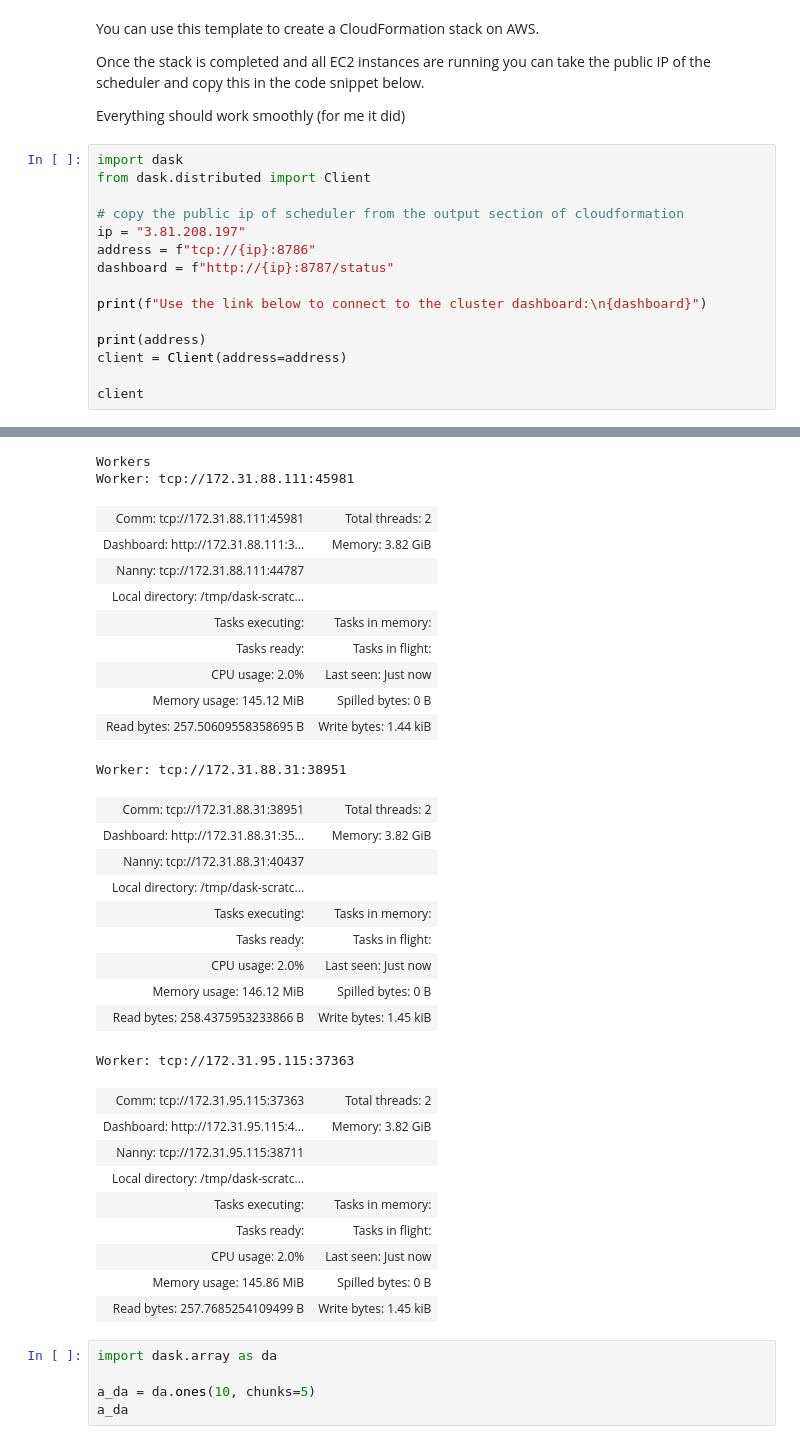
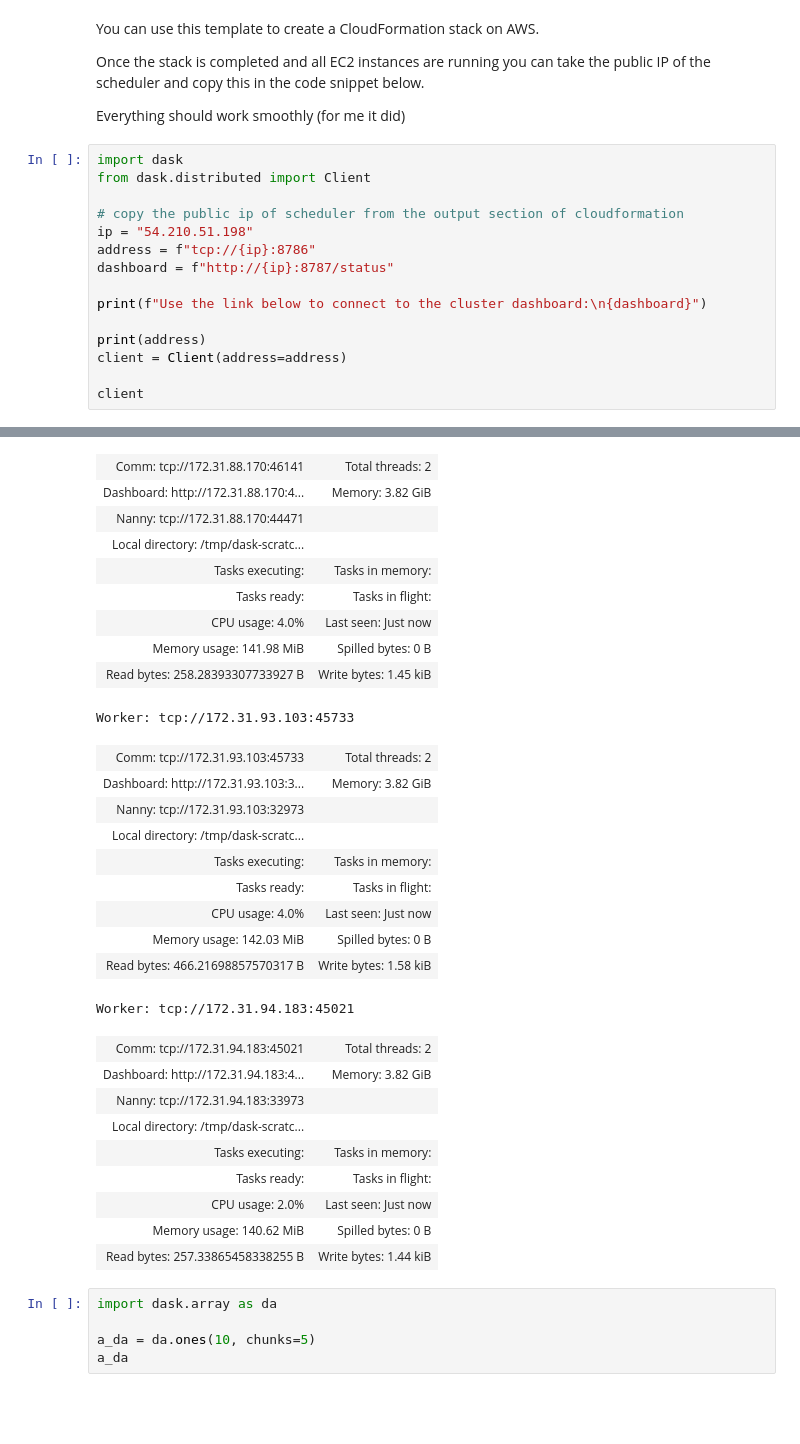
Before and after one commit to longtongster/deploy-dask-cluster-on-aws, a Jupyter notebook: deploy-dask-cluster-with-cloudformation.ipynb, the cells around one changed output, grey strips where cells are left out. Drawn from its saved outputs; the diff is of its cells as text; blank space fills up the shorter version.

```diff
--- a/deploy-dask-cluster-with-cloudformation.ipynb
+++ b/deploy-dask-cluster-with-cloudformation.ipynb
@@ -38,7 +41,7 @@ import dask
 from dask.distributed import Client
 
 # copy the public ip of scheduler from the output section of cloudformation
-ip = "3.81.208.197"
+ip = "54.210.51.198"
 address = f"tcp://{ip}:8786"
 dashboard = f"http://{ip}:8787/status"
 
@@ -72,34 +70,32 @@ Scheduler-6487b623-43ca-4f02-ba46-b1172ba15b03
+| Comm: tcp://172.31.88.170:46141 | Total threads: 2 |
+| Dashboard: http://172.31.88.170:4... | Memory: 3.82 GiB |
+| Nanny: tcp://172.31.88.170:44471 |  |
+| Local directory: /tmp/dask-scratc... |  |
+| Tasks executing: | Tasks in memory: |
+| Tasks ready: | Tasks in flight: |
+| CPU usage: 4.0% | Last seen: Just now |
+| Memory usage: 141.98 MiB | Spilled bytes: 0 B |
+| Read bytes: 258.28393307733927 B | Write bytes: 1.45 kiB |
-Workers
-Worker: tcp://172.31.88.111:45981
+Worker: tcp://172.31.93.103:45733
-| Comm: tcp://172.31.88.111:45981 | Total threads: 2 |
-| Dashboard: http://172.31.88.111:3... | Memory: 3.82 GiB |
-| Nanny: tcp://172.31.88.111:44787 |  |
-| Local directory: /tmp/dask-scratc... |  |
-| Tasks executing: | Tasks in memory: |
-| Tasks ready: | Tasks in flight: |
-| CPU usage: 2.0% | Last seen: Just now |
-| Memory usage: 145.12 MiB | Spilled bytes: 0 B |
-| Read bytes: 257.50609558358695 B | Write bytes: 1.44 kiB |
+| Comm: tcp://172.31.93.103:45733 | Total threads: 2 |
+| Dashboard: http://172.31.93.103:3... | Memory: 3.82 GiB |
+| Nanny: tcp://172.31.93.103:32973 |  |
+| Local directory: /tmp/dask-scratc... |  |
+| Tasks executing: | Tasks in memory: |
+| Tasks ready: | Tasks in flight: |
+| CPU usage: 4.0% | Last seen: Just now |
+| Memory usage: 142.03 MiB | Spilled bytes: 0 B |
+| Read bytes: 466.21698857570317 B | Write bytes: 1.58 kiB |
-Worker: tcp://172.31.88.31:38951
+Worker: tcp://172.31.94.183:45021
-| Comm: tcp://172.31.88.31:38951 | Total threads: 2 |
-| Dashboard: http://172.31.88.31:35... | Memory: 3.82 GiB |
-| Nanny: tcp://172.31.88.31:40437 |  |
-| Local directory: /tmp/dask-scratc... |  |
-| Tasks executing: | Tasks in memory: |
-| Tasks ready: | Tasks in flight: |
-| CPU usage: 2.0% | Last seen: Just now |
-| Memory usage: 146.12 MiB | Spilled bytes: 0 B |
-| Read bytes: 258.4375953233866 B | Write bytes: 1.45 kiB |
-Worker: tcp://172.31.95.115:37363
-| Comm: tcp://172.31.95.115:37363 | Total threads: 2 |
-| Dashboard: http://172.31.95.115:4... | Memory: 3.82 GiB |
-| Nanny: tcp://172.31.95.115:38711 |  |
+| Comm: tcp://172.31.94.183:45021 | Total threads: 2 |
+| Dashboard: http://172.31.94.183:4... | Memory: 3.82 GiB |
+| Nanny: tcp://172.31.94.183:33973 |  |
 | Local directory: /tmp/dask-scratc... |  |
 | Tasks executing: | Tasks in memory: |
 | Tasks ready: | Tasks in flight: |
 | CPU usage: 2.0% | Last seen: Just now |
-| Memory usage: 145.86 MiB | Spilled bytes: 0 B |
-| Read bytes: 257.7685254109499 B | Write bytes: 1.45 kiB |
+| Memory usage: 140.62 MiB | Spilled bytes: 0 B |
+| Read bytes: 257.33865458338255 B | Write bytes: 1.44 kiB |
 # %%
 import dask.array as da
 
```
Also changed, not shown: parts of 23 cells of this notebook, 11 other files.
